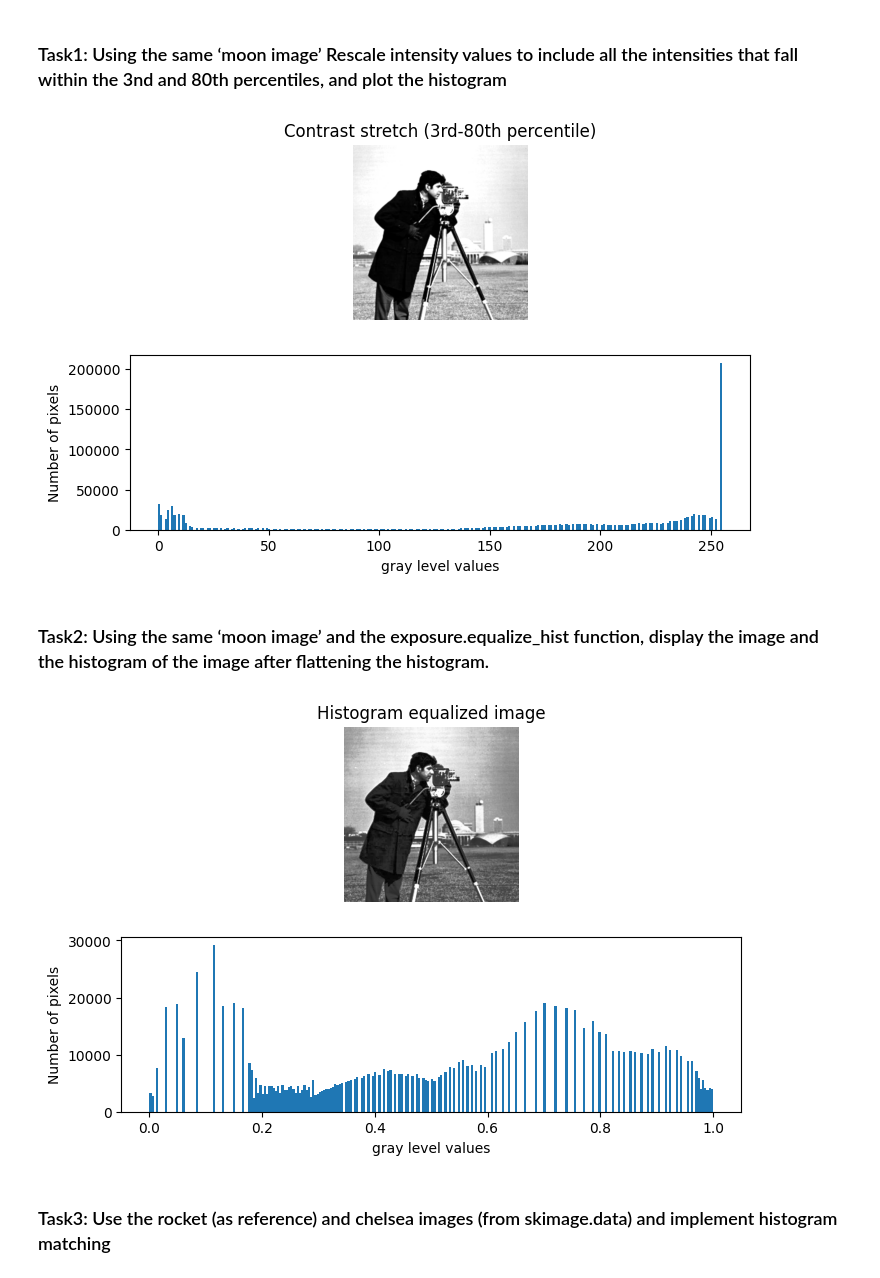
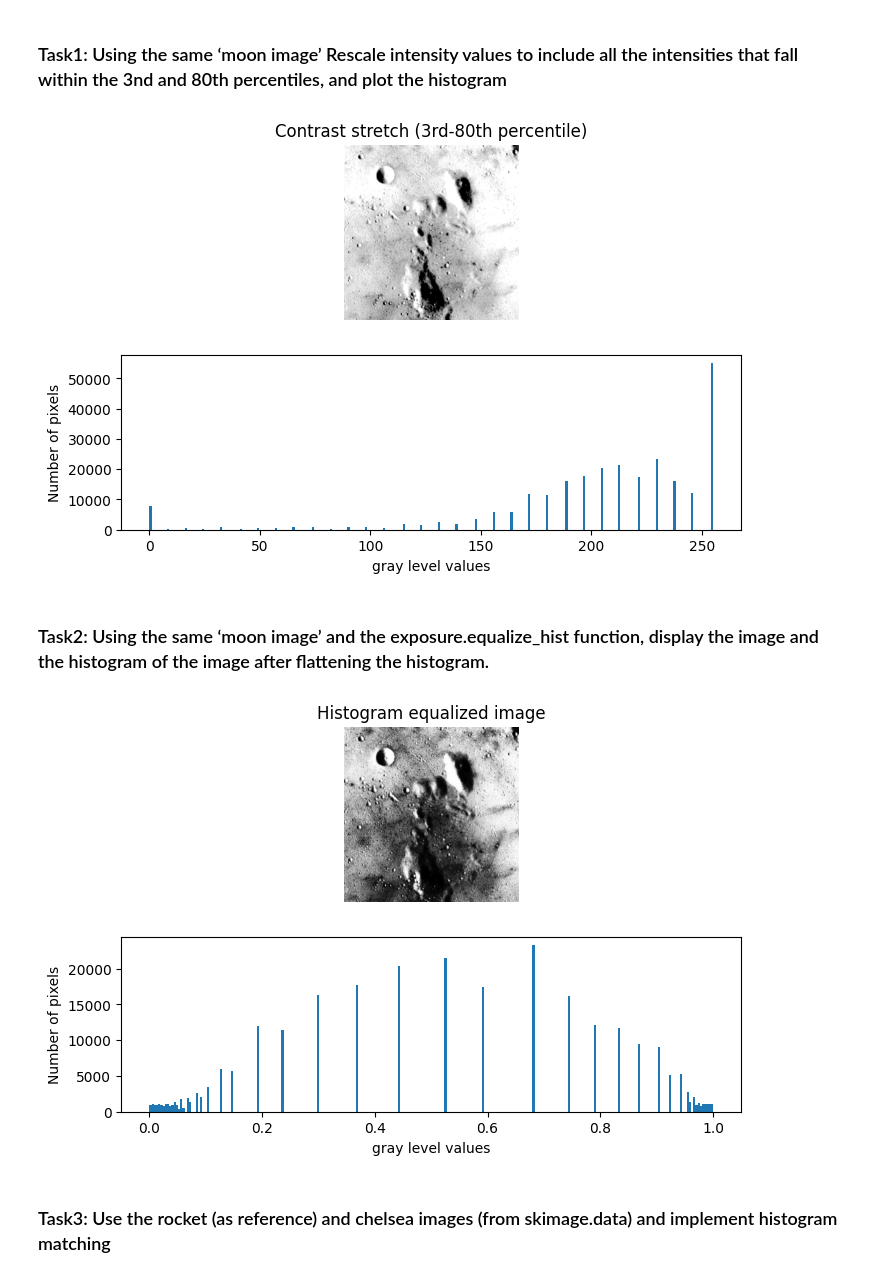
Before and after one commit to BatoolAshour/ARTI403-Image-Processing, a Jupyter notebook: Lab4/Lab4_Intensity_Transformations_&Filtering_Spatial_Domain.ipynb, the cells around one changed output. Saved outputs shown, nothing was run; the diff lists cells and outputs as text; code cells hidden in the pictures.

```diff
--- a/Lab4/Lab4_Intensity_Transformations_&Filtering_Spatial_Domain.ipynb
+++ b/Lab4/Lab4_Intensity_Transformations_&Filtering_Spatial_Domain.ipynb
@@ -93,6 +93,7 @@ Task3: Use the rocket (as reference) and chelsea images (from skimage.data) and
 # %% [markdown]
 ### Task1: Using the same ‘moon image’ Rescale intensity values to include all the intensities that fall within the 3nd and 80th percentiles, and plot the histogram
 # %%
+img = data.moon()
 p3, p80 = np.percentile(img, (3, 80))
 img_rescale2 = exposure.rescale_intensity(img, in_range=(p3, p80))
 
@@ -108,26 +109,27 @@ plt.xlabel('gray level values')
 plt.ylabel('Number of pixels')
 plt.show()
 # %% [output]
-[figure, old version]
+[figure, new version]
 # %% [markdown]
 ### Task2: Using the same ‘moon image’ and the exposure.equalize_hist function, display the image and the histogram of the image after flattening the histogram.
 # %%
+img = data.moon()
 img_eq = exposure.equalize_hist(img)
 
 fig = plt.figure(figsize=(8, 5))
 fig.add_subplot(2, 1, 1)
 plt.imshow(img_eq, cmap='gray')
 plt.axis('off')
 plt.title('Histogram equalized image')
 
 fig.add_subplot(2, 1, 2)
 # equalize_hist returns values in [0, 1], not [0, 255]
 plt.hist(img_eq.flat, bins=256, range=(0, 1))
 plt.xlabel('gray level values')
 plt.ylabel('Number of pixels')
 plt.show()
 # %% [output]
-[figure, old version]
+[figure, new version]
 # %% [markdown]
 ### Task3: Use the rocket (as reference) and chelsea images (from skimage.data) and implement histogram matching
 # %%
```
Also changed, not shown: 6 other files.
